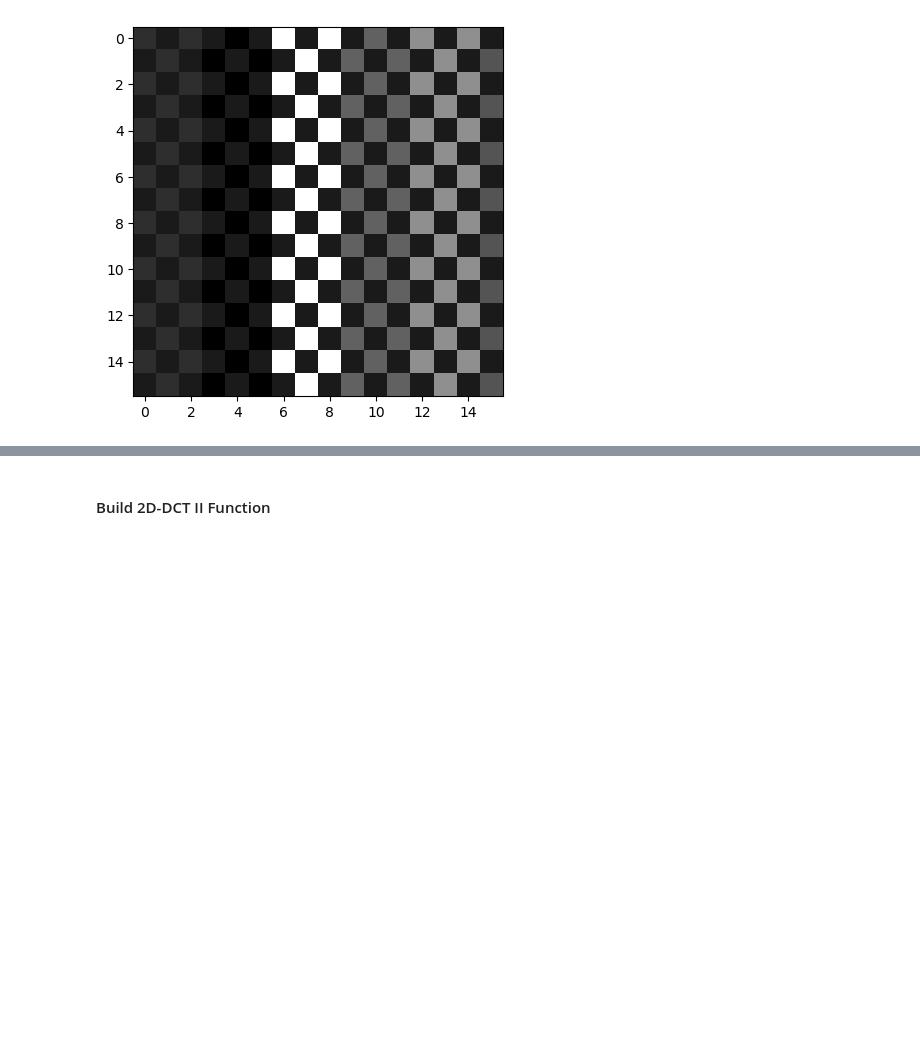
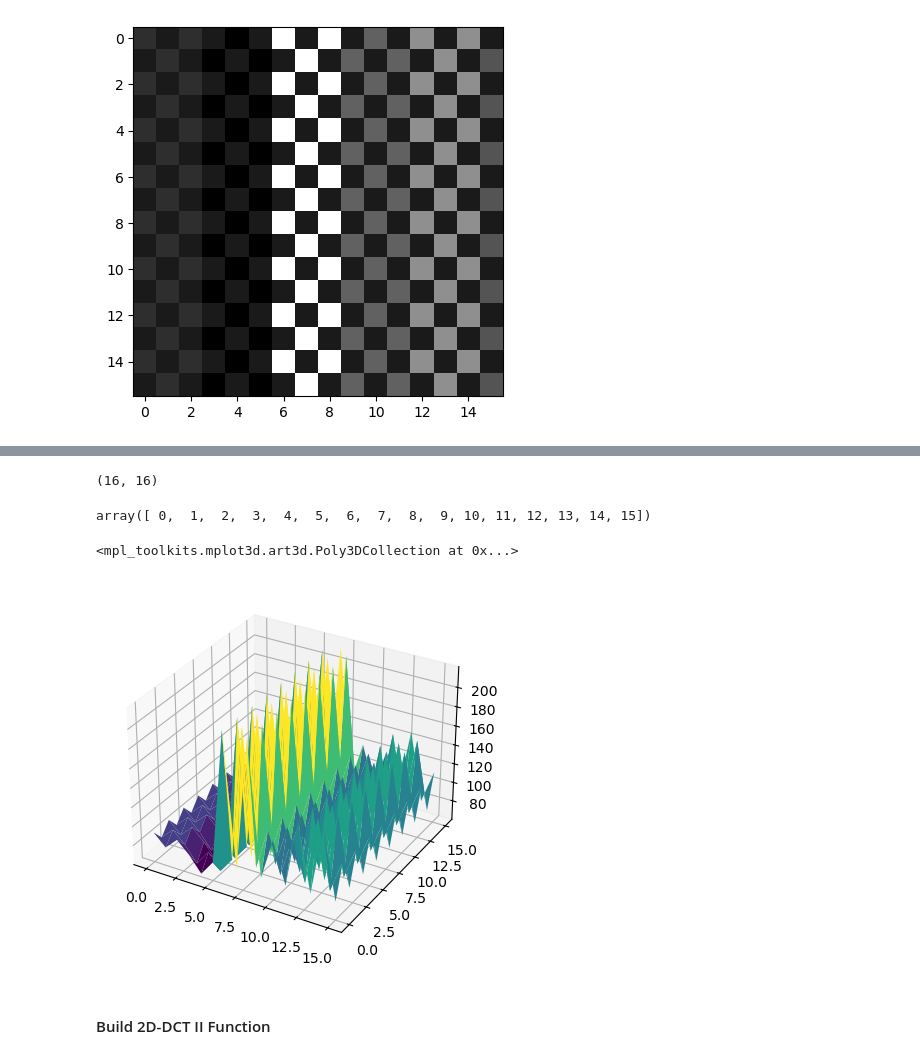
Before and after one commit to ratikaewkam/DCT, a Jupyter notebook: Lab/DCTlab.ipynb, the cells around one changed output, grey strips where cells are left out. Cells and saved outputs as stored; diff of their text form; code cells hidden in the pictures; blank space fills up the shorter version.

```diff
--- a/Lab/DCTlab.ipynb
+++ b/Lab/DCTlab.ipynb
@@ -196,3 +155,20 @@ plt.imshow(gArr, cmap='gray')
+# %%
+gArr.shape
+# %% [output]
+(16, 16)
+# %%
+index_dim = np.arange(16)
+index_dim
+# %% [output]
+array([ 0,  1,  2,  3,  4,  5,  6,  7,  8,  9, 10, 11, 12, 13, 14, 15])
+# %%
+X, Y = np.meshgrid(index_dim, index_dim)
+Z = gArr
+ax = plt.subplot(projection='3d', computed_zorder=False)
+ax.plot_surface(X, Y, Z, cmap='viridis', zorder=0)
+# %% [output]
+<mpl_toolkits.mplot3d.art3d.Poly3DCollection at 0x...>
+[figure, added]
 # %% [markdown]
 #### Build 2D-DCT II Function
 # %% [markdown]
```
Also changed, not shown: parts of 11 cells of this notebook.
